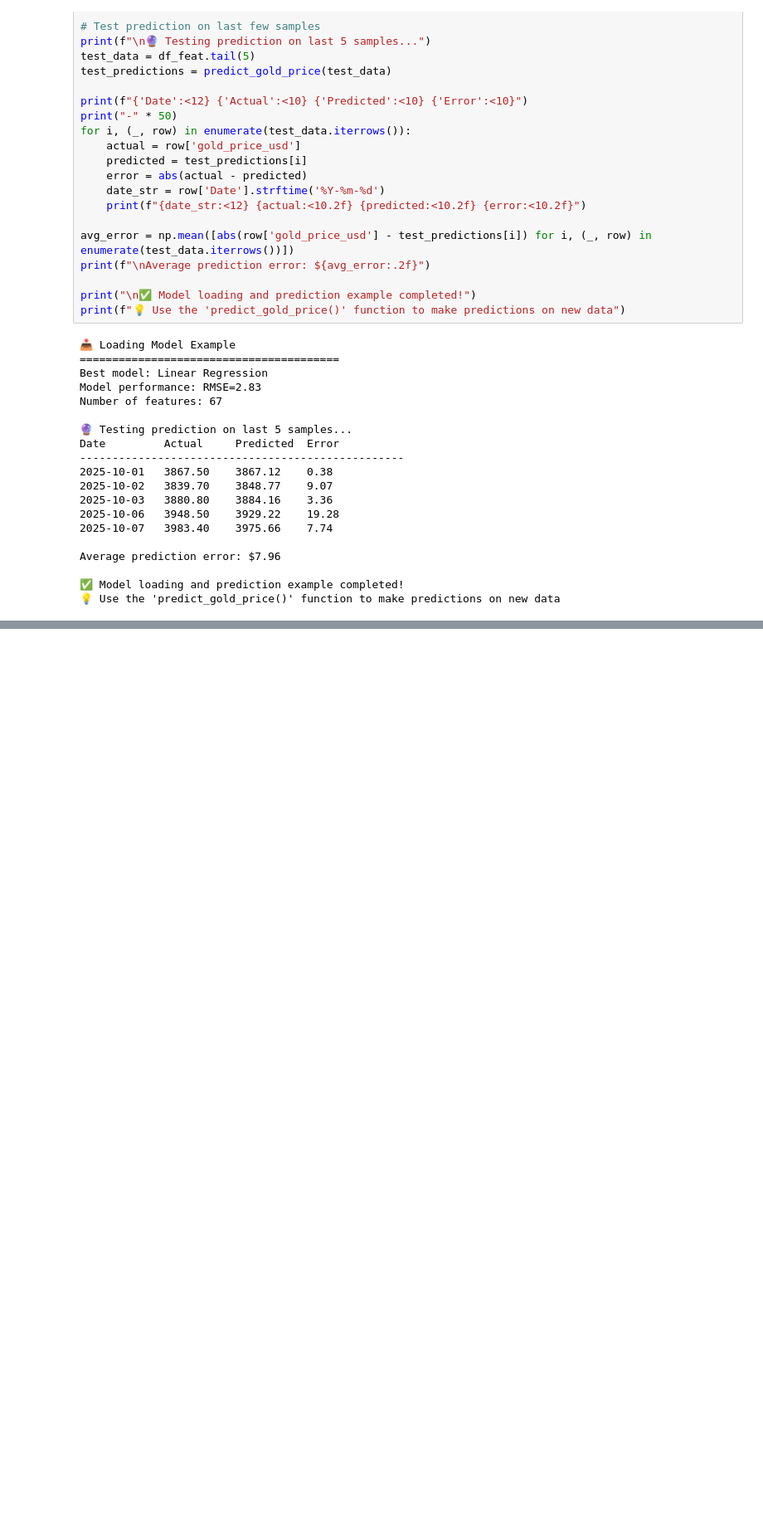
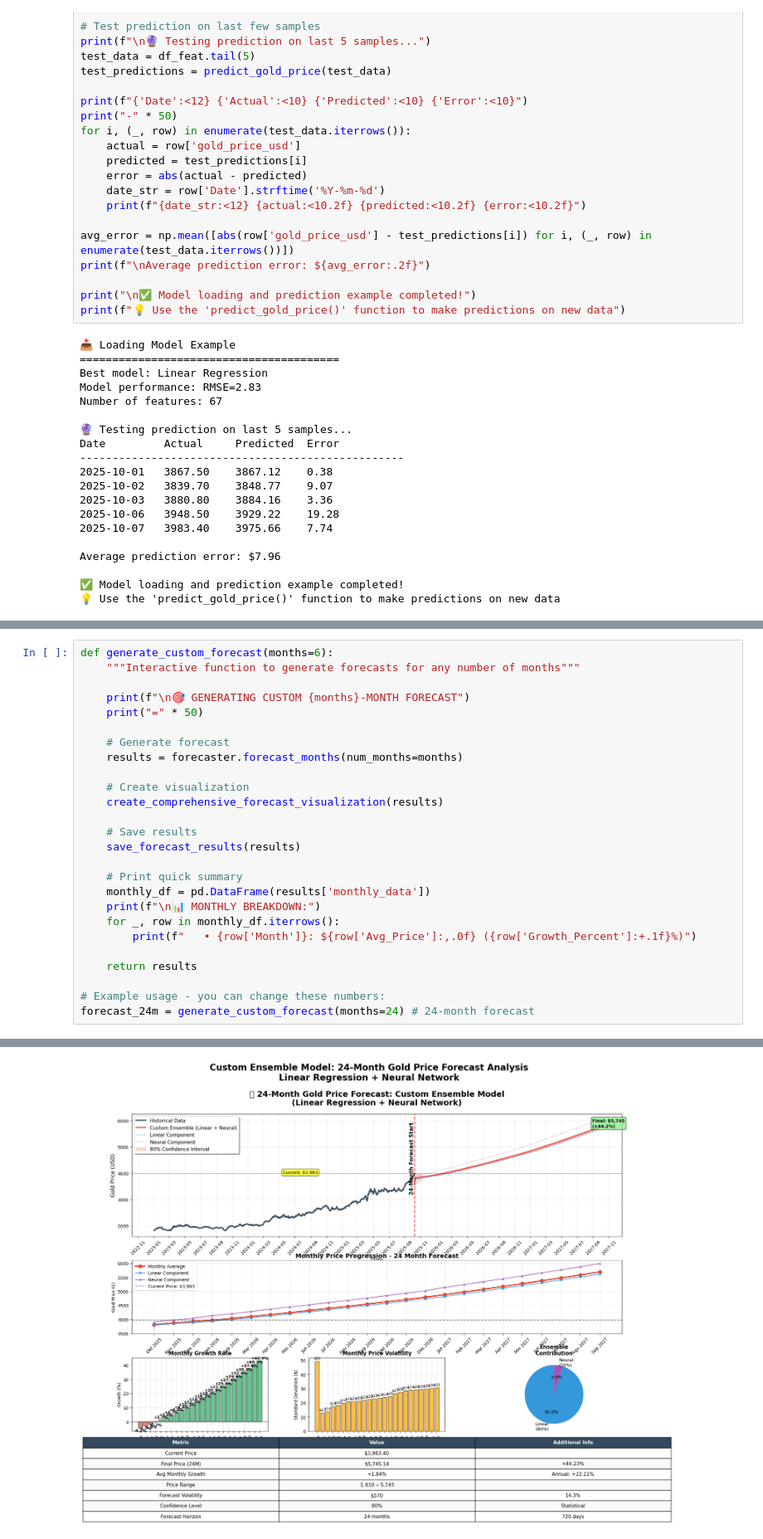
Before and after one commit to maybeitsai/gold-price-prediction, a Jupyter notebook: gold-forecasting.ipynb, the cells around one changed output, grey strips where cells are left out. Shown at 83% size. Saved outputs shown, nothing was run; the diff lists cells and outputs as text; blank space fills up the shorter version.

```diff
--- a/gold-forecasting.ipynb
+++ b/gold-forecasting.ipynb
@@ -2471,0 +2236,27 @@ print("=" * 60)
+# %%
+def generate_custom_forecast(months=6):
+    """Interactive function to generate forecasts for any number of months"""
+
+    print(f"\n🎯 GENERATING CUSTOM {months}-MONTH FORECAST")
+    print("=" * 50)
+
+    # Generate forecast
+    results = forecaster.forecast_months(num_months=months)
+
+    # Create visualization
+    create_comprehensive_forecast_visualization(results)
+
+    # Save results
+    save_forecast_results(results)
+
+    # Print quick summary
+    monthly_df = pd.DataFrame(results['monthly_data'])
+    print(f"\n📊 MONTHLY BREAKDOWN:")
+    for _, row in monthly_df.iterrows():
+        print(f"   • {row['Month']}: ${row['Avg_Price']:,.0f} ({row['Growth_Percent']:+.1f}%)")
+
+    return results
+
+# Example usage - you can change these numbers:
+forecast_24m = generate_custom_forecast(months=24) # 24-month forecast
+# %% [output]
@@ -2471,0 +2280 @@ print("=" * 60)
+[figure, added]
```
Also changed, not shown: parts of 22 cells of this notebook.
